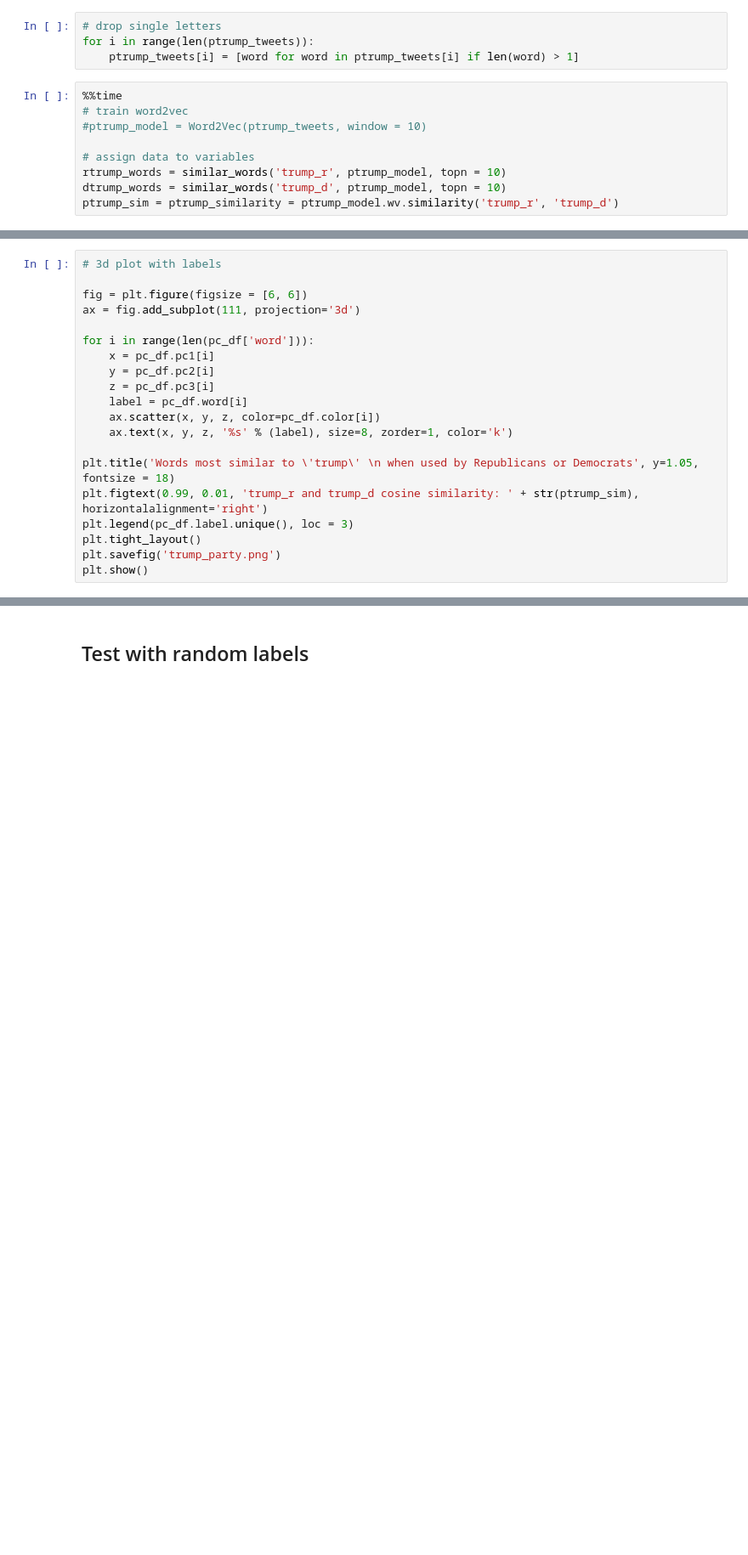
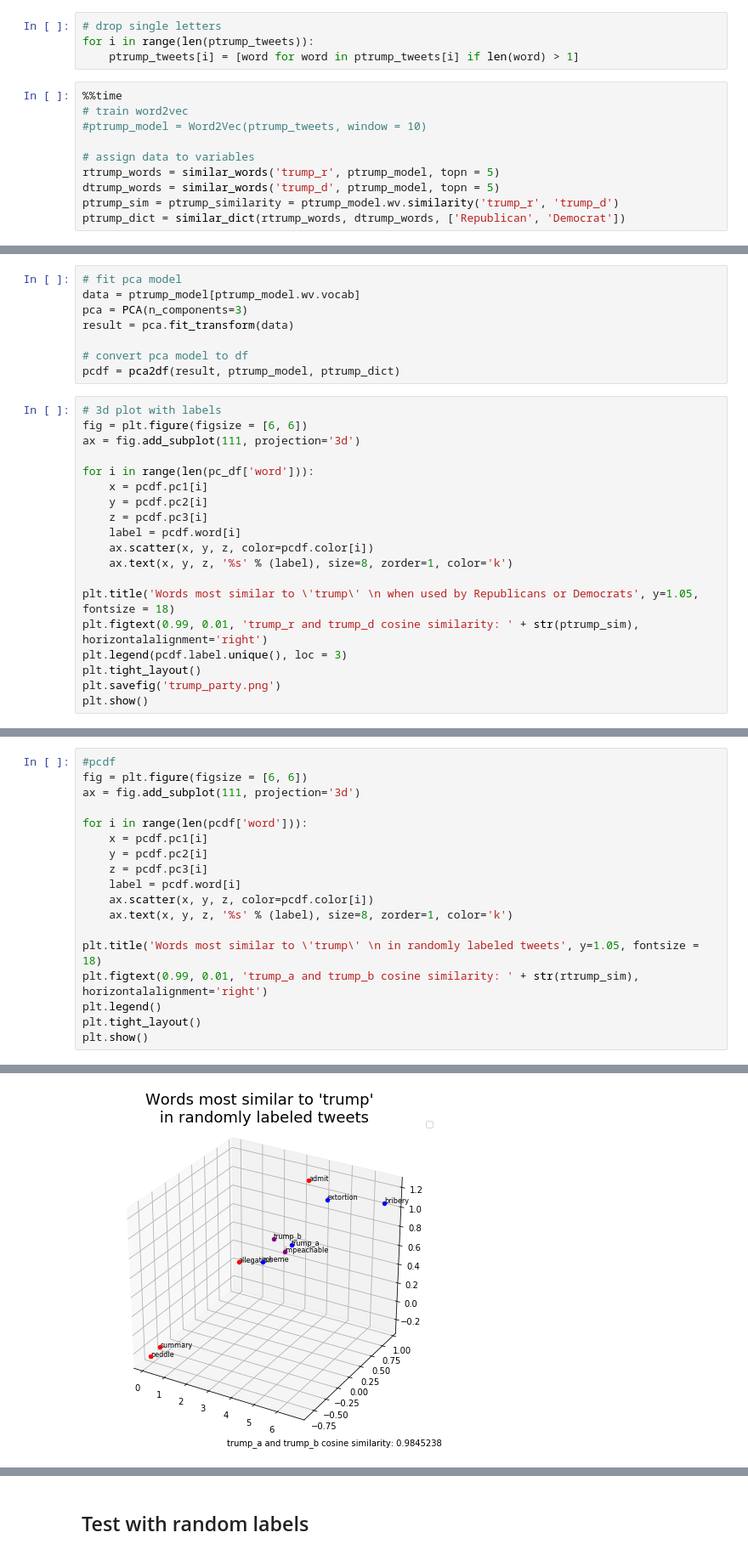
Before and after one commit to MLBurnham/word_embeddings, a Jupyter notebook: Data/word_embeddings.ipynb, the cells around one changed output, grey strips where cells are left out. Shown at 85% size. Cells and saved outputs as stored; diff of their text form; blank space fills up the shorter version.

```diff
--- a/Data/word_embeddings.ipynb
+++ b/Data/word_embeddings.ipynb
@@ -68,7 +95,8 @@ for i in range(len(ptrump_tweets)):
 #ptrump_model = Word2Vec(ptrump_tweets, window = 10)
 
 # assign data to variables
-rtrump_words = similar_words('trump_r', ptrump_model, topn = 10)
-dtrump_words = similar_words('trump_d', ptrump_model, topn = 10)
+rtrump_words = similar_words('trump_r', ptrump_model, topn = 5)
+dtrump_words = similar_words('trump_d', ptrump_model, topn = 5)
 ptrump_sim = ptrump_similarity = ptrump_model.wv.similarity('trump_r', 'trump_d')
+ptrump_dict = similar_dict(rtrump_words, dtrump_words, ['Republican', 'Democrat'])
 # %% [output]
@@ -134,20 +105,27 @@ pc_df
+# %%
+# fit pca model
+data = ptrump_model[ptrump_model.wv.vocab]
+pca = PCA(n_components=3)
+result = pca.fit_transform(data)
+
+# convert pca model to df
+pcdf = pca2df(result, ptrump_model, ptrump_dict)
 # %%
 # 3d plot with labels
-
 fig = plt.figure(figsize = [6, 6])
 ax = fig.add_subplot(111, projection='3d')
 
 for i in range(len(pc_df['word'])):
-    x = pc_df.pc1[i]
-    y = pc_df.pc2[i]
-    z = pc_df.pc3[i]
-    label = pc_df.word[i]
-    ax.scatter(x, y, z, color=pc_df.color[i])
+    x = pcdf.pc1[i]
+    y = pcdf.pc2[i]
+    z = pcdf.pc3[i]
+    label = pcdf.word[i]
+    ax.scatter(x, y, z, color=pcdf.color[i])
     ax.text(x, y, z, '%s' % (label), size=8, zorder=1, color='k')
 
 plt.title('Words most similar to \'trump\' \n when used by Republicans or Democrats', y=1.05, fontsize = 18)
 plt.figtext(0.99, 0.01, 'trump_r and trump_d cosine similarity: ' + str(ptrump_sim), horizontalalignment='right')
-plt.legend(pc_df.label.unique(), loc = 3)
+plt.legend(pcdf.label.unique(), loc = 3)
 plt.tight_layout()
 plt.savefig('trump_party.png')
 plt.show()
@@ -155,0 +136,19 @@ plt.show()
+# %%
+#pcdf
+fig = plt.figure(figsize = [6, 6])
+ax = fig.add_subplot(111, projection='3d')
+
+for i in range(len(pcdf['word'])):
+    x = pcdf.pc1[i]
+    y = pcdf.pc2[i]
+    z = pcdf.pc3[i]
+    label = pcdf.word[i]
+    ax.scatter(x, y, z, color=pcdf.color[i])
+    ax.text(x, y, z, '%s' % (label), size=8, zorder=1, color='k')
+
+plt.title('Words most similar to \'trump\' \n in randomly labeled tweets', y=1.05, fontsize = 18)
+plt.figtext(0.99, 0.01, 'trump_a and trump_b cosine similarity: ' + str(rtrump_sim), horizontalalignment='right')
+plt.legend()
+plt.tight_layout()
+plt.show()
+# %% [output]
@@ -155,0 +156 @@ plt.show()
+[figure, added]
```
Also changed, not shown: parts of 14 cells of this notebook, 6 other files.
